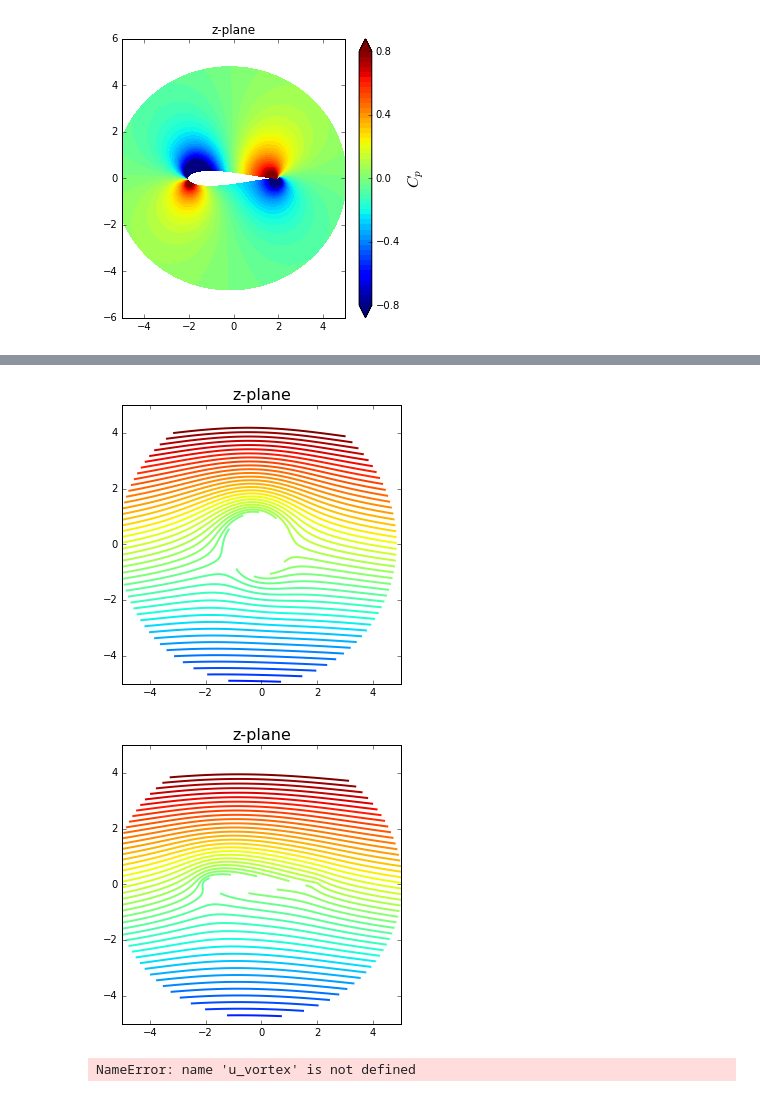
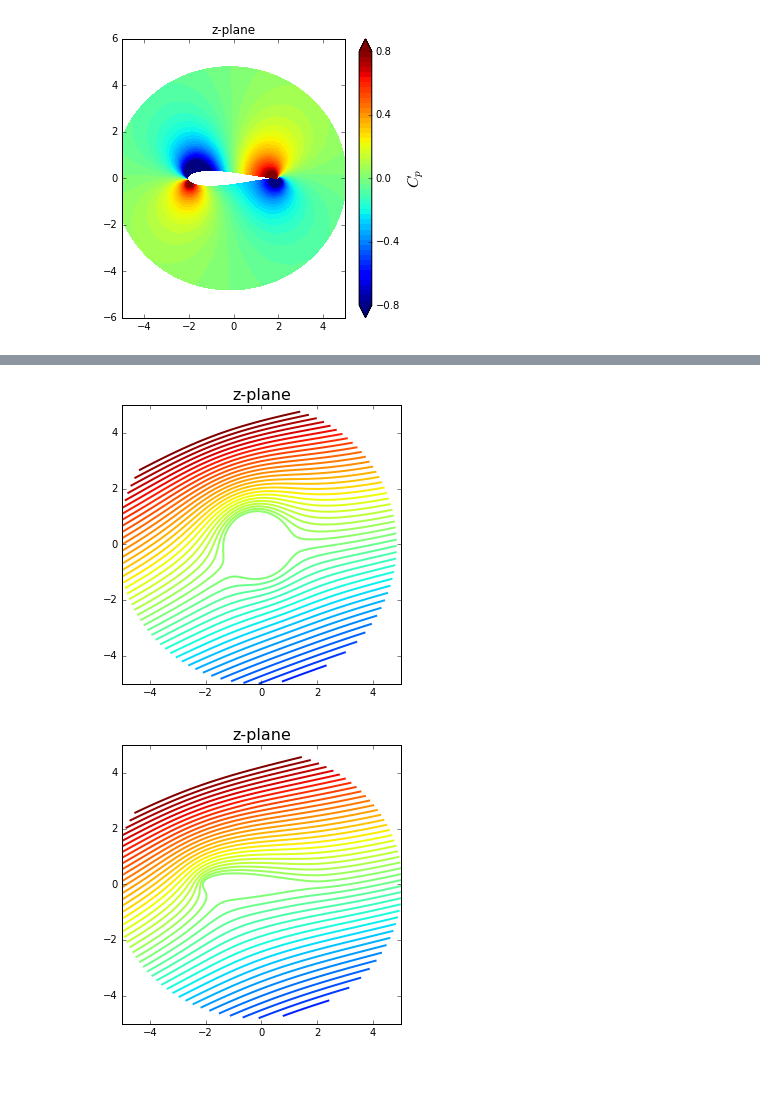
Before and after one commit to wangze233/MAE6226, a Jupyter notebook: Assignment_2.ipynb, the cells around one changed output, grey strips where cells are left out. Cells and saved outputs as stored; diff of their text form; code cells hidden in the pictures.

```diff
--- a/Assignment_2.ipynb
+++ b/Assignment_2.ipynb
@@ -415,15 +415,14 @@ Cp of 75th point is -0.485209916437
 # %%
 # Exercise 6 define functions
-def get_velocity_vortex(gamma, x_vortex_2, y_vortex_2, X_2, Y_2):
-    u_vortex_2 = + gamma/(2*math.pi)*(Y_2-y_vortex_2)\
-    /((X_2-x_vortex_2)**2+(Y_2-y_vortex_2)**2)
-    v_vortex_2 = - gamma/(2*math.pi)*(X_2-x_vortex_2)/\
-    ((X_2-x_vortex_2)**2+(Y_2-y_vortex_2)**2)
+def get_velocity_vortex_2(gamma, X_2, Y_2):
+    u_vortex_2 = + gamma/(2*math.pi)*(Y_2)\
+    /((X_2)**2+(Y_2)**2)
+    v_vortex_2 = - gamma/(2*math.pi)*(X_2)/\
+    ((X_2)**2+(Y_2)**2)
     return u_vortex_2, v_vortex_2
 
-def get_stream_function_vortex(gamma, x_vortex_2, y_vortex_2, X_2, Y_2):
-    psi_vortex_2 = gamma/(4*math.pi)*numpy.log((X_2-x_vortex_2)\
-                                             **2+(Y_2-y_vortex_2)**2)
+def get_stream_function_vortex_2(gamma, X_2, Y_2):
+    psi_vortex_2 = gamma/(4*math.pi)*numpy.log((X_2)**2+(Y_2)**2)
     return psi_vortex_2
 # %%
 # Exercise 6 basic parameter
@@ -434,59 +433,40 @@ y_vortex_2=numpy.sin(theta_v)*R+y_c
 # %%
 # Exercise 6 plot the streamline
 AoA=20/180*math.pi
 X_2=(X-x_c)*numpy.cos(AoA)+(Y-y_c)*numpy.sin(AoA)
 Y_2=-(X-x_c)*numpy.sin(AoA)+(Y-y_c)*numpy.cos(AoA)
 xd_2,yd_2=0,0
 
 #calculate stream fucntion in z-plane
 u_inf_2=1
 psi_freestream_2= u_inf_2 * Y_2
 strength= R**2*2*math.pi*u_inf_2
 psi_doublet_2=get_stream_function_doublet_2(strength, xd_2, yd_2, X_2, Y_2)
-psi_vortex = get_stream_function_vortex(gamma, x_vortex, y_vortex, X_2, Y_2)
+psi_vortex_2 = get_stream_function_vortex_2(gamma, X_2, Y_2)
 psi_d=get_stream_function_doublet_2(strength, xd_2, yd_2, X_2, Y_2)
-psi = psi_freestream + psi_d + psi_vortex
+psi = psi_freestream_2 + psi_d + psi_vortex_2
 
 #plot the z-plane
 pyplot.figure(figsize=(5,5))
 pyplot.title('z-plane',fontsize=16)
 pyplot.xlim(-5,5)
 pyplot.ylim(-5,5)
 pyplot.contour(X,Y,psi,levels = numpy.linspace(-5,5,51),\
                linewidths=2,linestyles='solid');
+
+
+# in xi-plane
+X_xi,Y_xi=get_Joukowski_transformation(X,Y,c)
+X_xi_2,Y_xi_2=get_Joukowski_transform_2(X_2,Y_2,c)
+strength= R**2*2*math.pi*u_inf_2
+
+# plot xi-plane
+pyplot.figure(figsize=(5,5))
+pyplot.title('z-plane',fontsize=16)
+pyplot.xlim(-5,5)
+pyplot.ylim(-5,5)
+pyplot.contour(X_xi,Y_xi,psi,levels = numpy.linspace(-5,5,51),\
+               linewidths=2,linestyles='solid');
 # %% [output]
-[figure, old version]
+[figure, new version]
+[figure, added]
-# %%
-
-
-
-
-# in xi-plane
-X_xi,Y_xi=get_Joukowski_transformation(x_z,y_z,c)
-X_xi_2,Y_xi_2=get_Joukowski_transform_2(X_2,Y_2,c)
-strength= R**2*2*math.pi*u_inf_2
-
-# plot xi-plane
-pyplot.figure(figsize=(5,5))
-pyplot.title('z-plane',fontsize=16)
-pyplot.xlim(-5,5)
-pyplot.ylim(-5,5)
-pyplot.contour(X_xi,Y_xi,psi,levels = numpy.linspace(-5,5,51),\
-               linewidths=2,linestyles='solid');
-# %% [output]
-[figure, removed]
-# %%
-u_vortex_2, v_vortex_2 = get_velocity_vortex(gamma, x_vortex, y_vortex, X, Y)
-u_doublet=u_d_2
-v_doublet=v_d_2
-
-u_2 = u_freestream_2 + u_doublet + u_vortex
-v_2 = v_freestream_2 + v_doublet + v_vortex
-
-
-
-velocity=(u_2-v_2*1j)*numpy.exp(-1*1j*AoA)
-u_1=velocity.real
-v_1=-velocity.imag
-# %% [output]
-NameError: name 'u_vortex' is not defined
```
Also changed, not shown: parts of 5 cells of this notebook.
